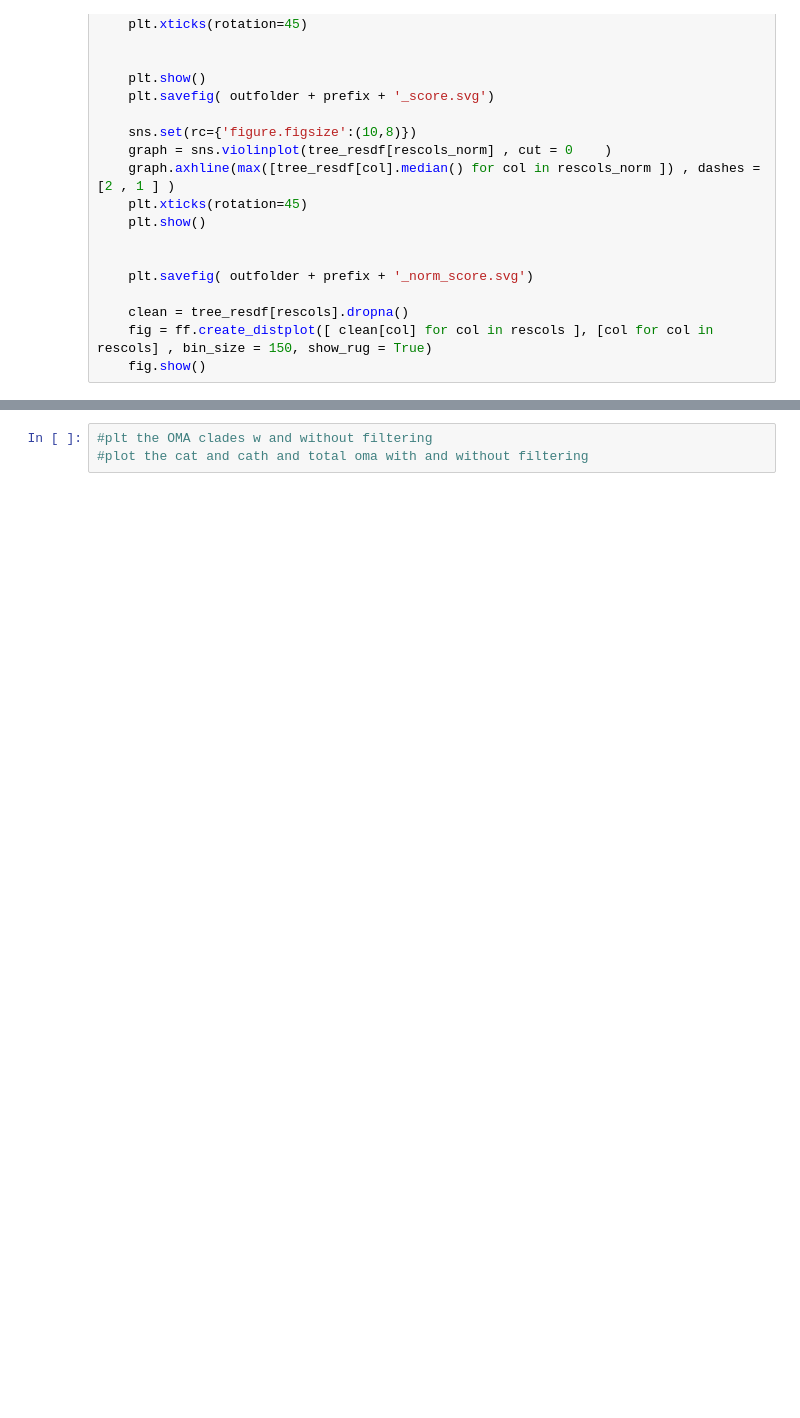
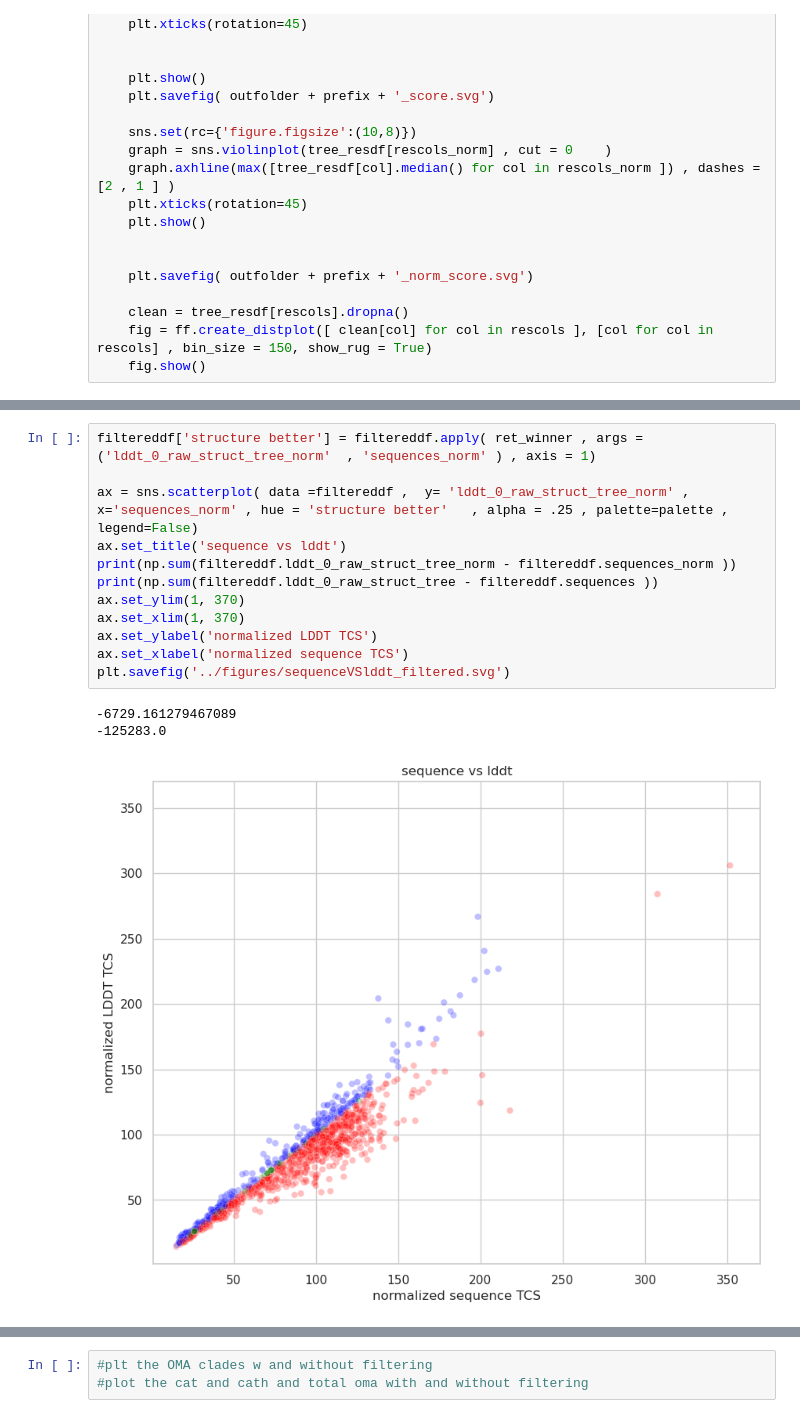
Before and after one commit to DessimozLab/fold_tree, a Jupyter notebook: notebooks/compare_treesets.ipynb, the cells around one changed output, grey strips where cells are left out. Cells and saved outputs as stored; diff of their text form; blank space fills up the shorter version.

```diff
--- a/notebooks/compare_treesets.ipynb
+++ b/notebooks/compare_treesets.ipynb
@@ -126,0 +137,16 @@ nseqs != nstructs ../OMA_data/Bacteria/HOG142/
+# %%
+filtereddf['structure better'] = filtereddf.apply( ret_winner , args = ('lddt_0_raw_struct_tree_norm'  , 'sequences_norm' ) , axis = 1)
+
+ax = sns.scatterplot( data =filtereddf ,  y= 'lddt_0_raw_struct_tree_norm' , x='sequences_norm' , hue = 'structure better'   , alpha = .25 , palette=palette , legend=False)
+ax.set_title('sequence vs lddt')
+print(np.sum(filtereddf.lddt_0_raw_struct_tree_norm - filtereddf.sequences_norm ))
+print(np.sum(filtereddf.lddt_0_raw_struct_tree - filtereddf.sequences ))
+ax.set_ylim(1, 370)
+ax.set_xlim(1, 370)
+ax.set_ylabel('normalized LDDT TCS')
+ax.set_xlabel('normalized sequence TCS')
+plt.savefig('../figures/sequenceVSlddt_filtered.svg')
+# %% [output]
+-6729.161279467089
+-125283.0
+[figure, added]
```
Also changed, not shown: parts of 20 cells of this notebook, 11 other files.
